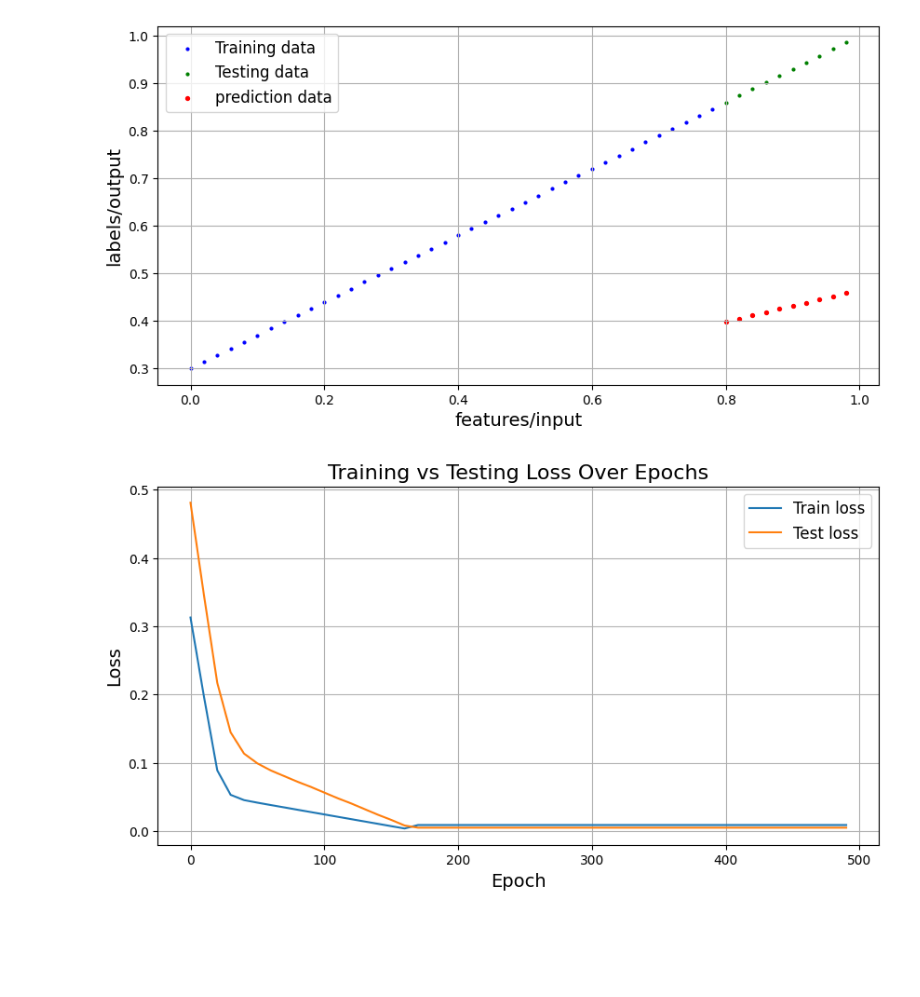
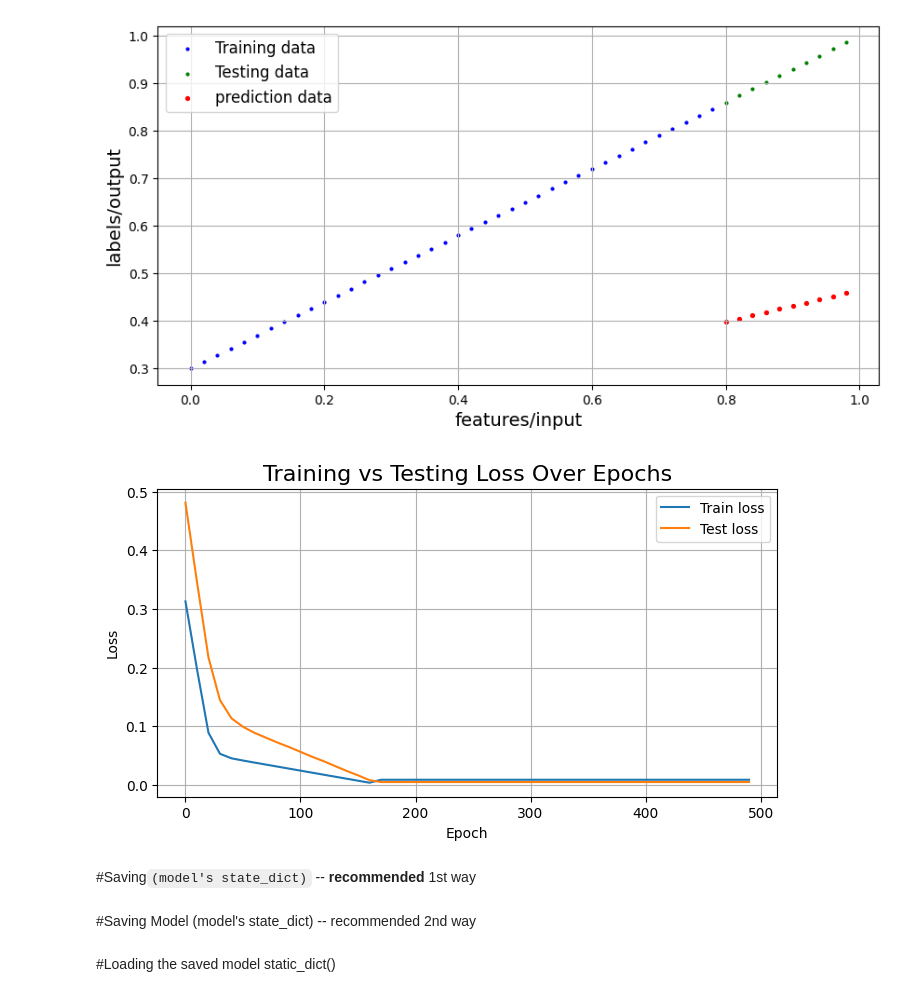
Before and after one commit to Nouman-wisal/pytorch, a Jupyter notebook: 01_pytorch_workflow_video.ipynb, the cells around one changed output. Cells and saved outputs as stored; diff of their text form; code cells hidden in the pictures; blank space fills up the shorter version.

Commit message:
updated version of model with save and load of model's state_dict() aka parameters/layers

```diff
--- a/01_pytorch_workflow_video.ipynb
+++ b/01_pytorch_workflow_video.ipynb
@@ -283,16 +283,18 @@ plot_predictions(prediction=y_pred)
 # %%
 # ploting the loss graphs with respect to epoch count
 
-plt.figure(figsize=(10,5))
+plt.figure(figsize=(8,4))
 
 plt.plot(epoch_count, loss_values, label="Train loss")
 plt.plot(epoch_count,  after_testing_loss_values, label="Test loss")
 
-plt.legend(fontsize=12)
-plt.xlabel("Epoch", size=14)          # Label for X-axis
-plt.ylabel("Loss", size=14)           # Label for Y-axis
+plt.legend(fontsize=10)
+plt.xlabel("Epoch", size=10)          # Label for X-axis
+plt.ylabel("Loss", size=10)           # Label for Y-axis
 plt.grid(True)
 plt.title("Training vs Testing Loss Over Epochs", size=16)
 plt.show()
 # %% [output]
-[figure, old version]
+[figure, new version]
+# %% [markdown]
+#Saving`(model's state_dict)` -- **recommended** 1st way
@@ -298,0 +304,2 @@ plt.show()
+# %% [markdown]
+#Saving Model (model's state_dict) -- recommended 2nd way
@@ -298,0 +313,2 @@ plt.show()
+# %% [markdown]
+#Loading the saved model static_dict()
```
Also changed, not shown: parts of 26 cells of this notebook.
